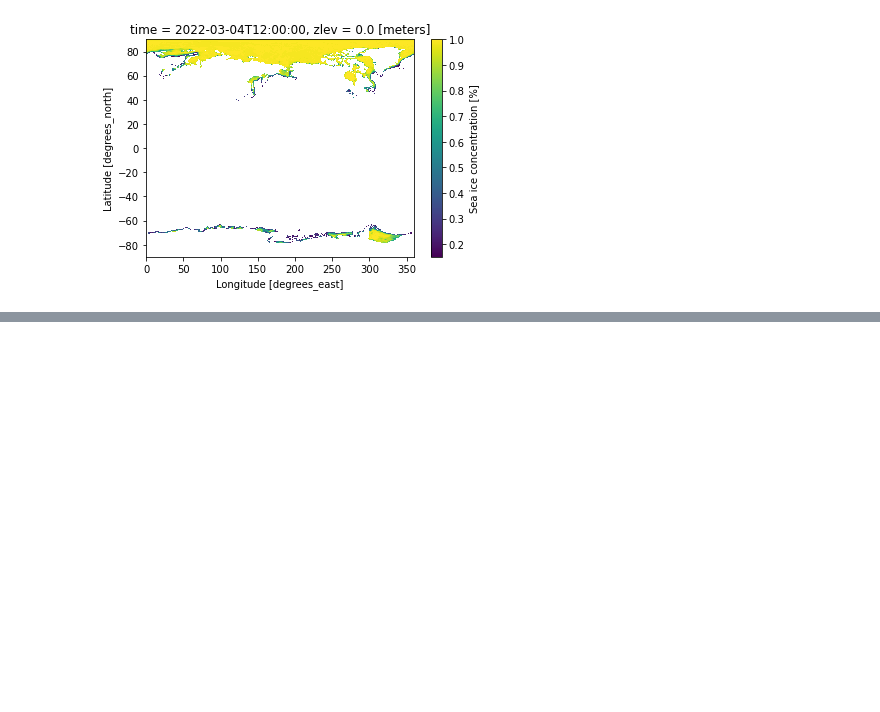
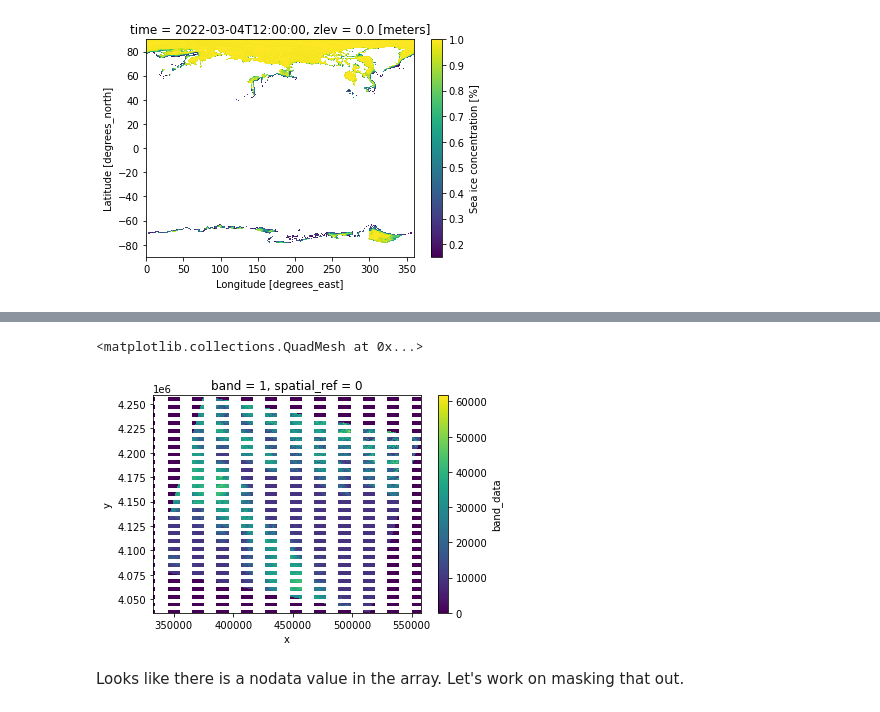
Before and after one commit to rwegener2/sarp_lessons, a Jupyter notebook: lessons/gridded_data/practice/notes.ipynb, the cells around one changed output, grey strips where cells are left out. Saved outputs shown, nothing was run; the diff lists cells and outputs as text; code cells hidden in the pictures; blank space fills up the shorter version.

```diff
--- a/lessons/gridded_data/practice/notes.ipynb
+++ b/lessons/gridded_data/practice/notes.ipynb
@@ -66,0 +131,8 @@ sst.ice.isel(time=0, zlev=0).plot()
+# %%
+# SO question post
+bands.isel(band=1).plot()  # could take 1-2 minutes
+# %% [output]
+<matplotlib.collections.QuadMesh at 0x...>
+[figure, added]
+# %% [markdown]
+Looks like there is a nodata value in the array. Let's work on masking that out.
```
Also changed, not shown: parts of 13 cells of this notebook, 6 other files.
